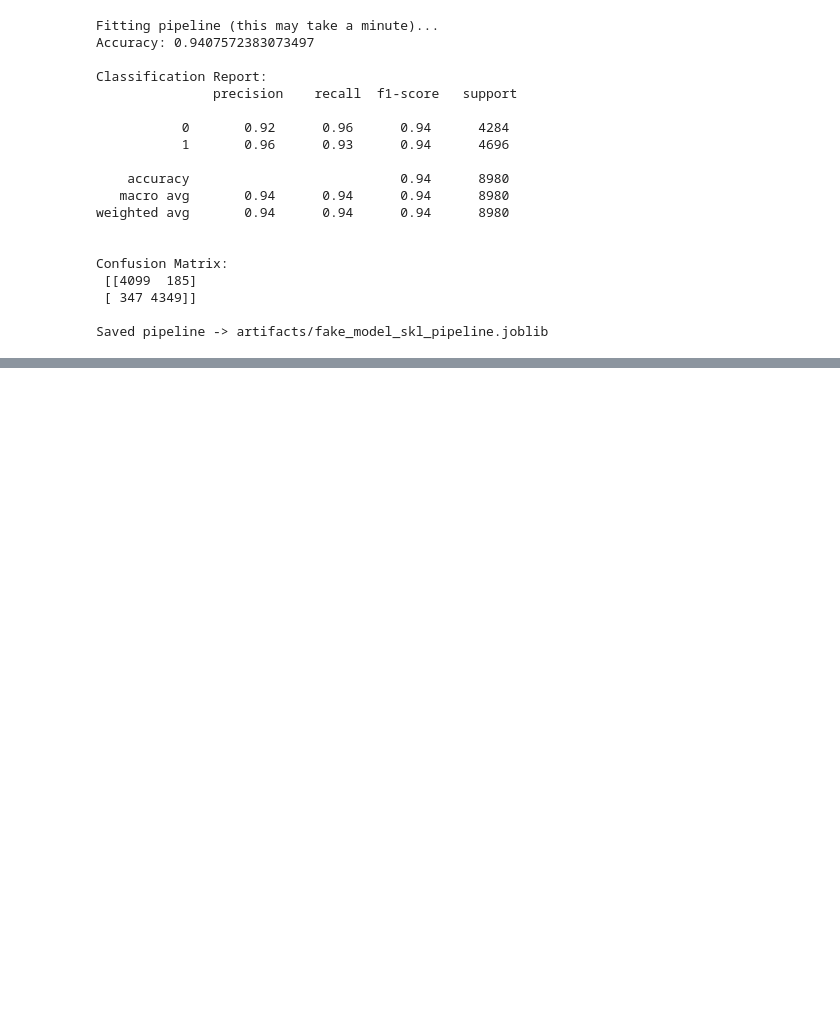
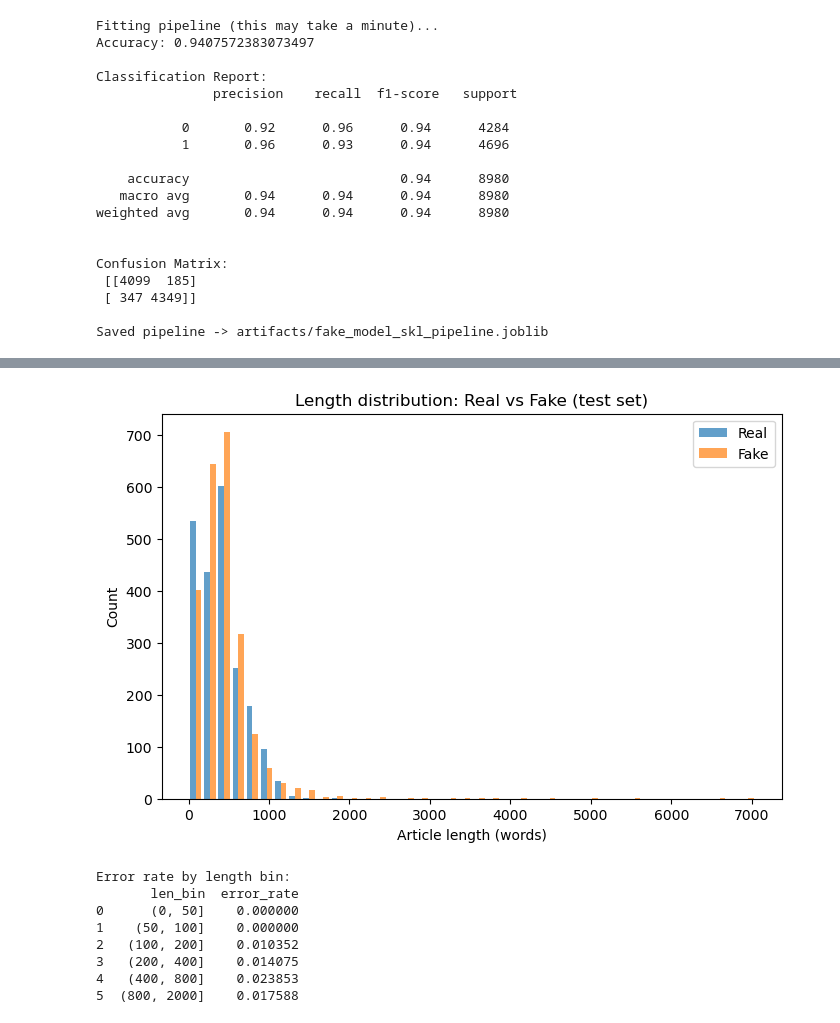
Before and after one commit to Datta2006/socialproject, a Jupyter notebook: Untitled1.ipynb, the cells around one changed output, grey strips where cells are left out. Saved outputs shown, nothing was run; the diff lists cells and outputs as text; code cells hidden in the pictures; blank space fills up the shorter version.

```diff
--- a/Untitled1.ipynb
+++ b/Untitled1.ipynb
@@ -597,0 +1900,35 @@ Saved pipeline -> artifacts/fake_model_skl_pipeline.joblib
+# %%
+# Cell 5: Length distribution and error rate by length
+import matplotlib.pyplot as plt
+import numpy as np
+import pandas as pd
+
+df = pd.read_csv("outputs/test_with_predictions.csv")
+df['length_words'] = df['text'].astype(str).apply(lambda s: len(s.split()))
+# plot distributions
+plt.figure(figsize=(8,5))
+plt.hist([df[df['label']==0]['length_words'], df[df['label']==1]['length_words']],
+         bins=40, label=['Real','Fake'], stacked=False, alpha=0.7)
+plt.xlabel("Article length (words)")
+plt.ylabel("Count")
+plt.title("Length distribution: Real vs Fake (test set)")
+plt.legend()
+plt.savefig("outputs/length_distribution.png", dpi=150, bbox_inches='tight')
+plt.show()
+
+# Error rate vs length bins
+bins = [0,50,100,200,400,800,2000]
+df['len_bin'] = pd.cut(df['length_words'], bins=bins)
+err_by_bin = df.groupby('len_bin').apply(lambda d: 1 - d['correct'].mean()).reset_index().rename(columns={0:'error_rate'})
+print("Error rate by length bin:")
+print(err_by_bin)
+# %% [output]
+[figure, added]
+Error rate by length bin:
+       len_bin  error_rate
+0      (0, 50]    0.000000
+1    (50, 100]    0.000000
+2   (100, 200]    0.010352
+3   (200, 400]    0.014075
+4   (400, 800]    0.023853
+5  (800, 2000]    0.017588
```
Also changed, not shown: parts of 28 cells of this notebook, 14 other files.
